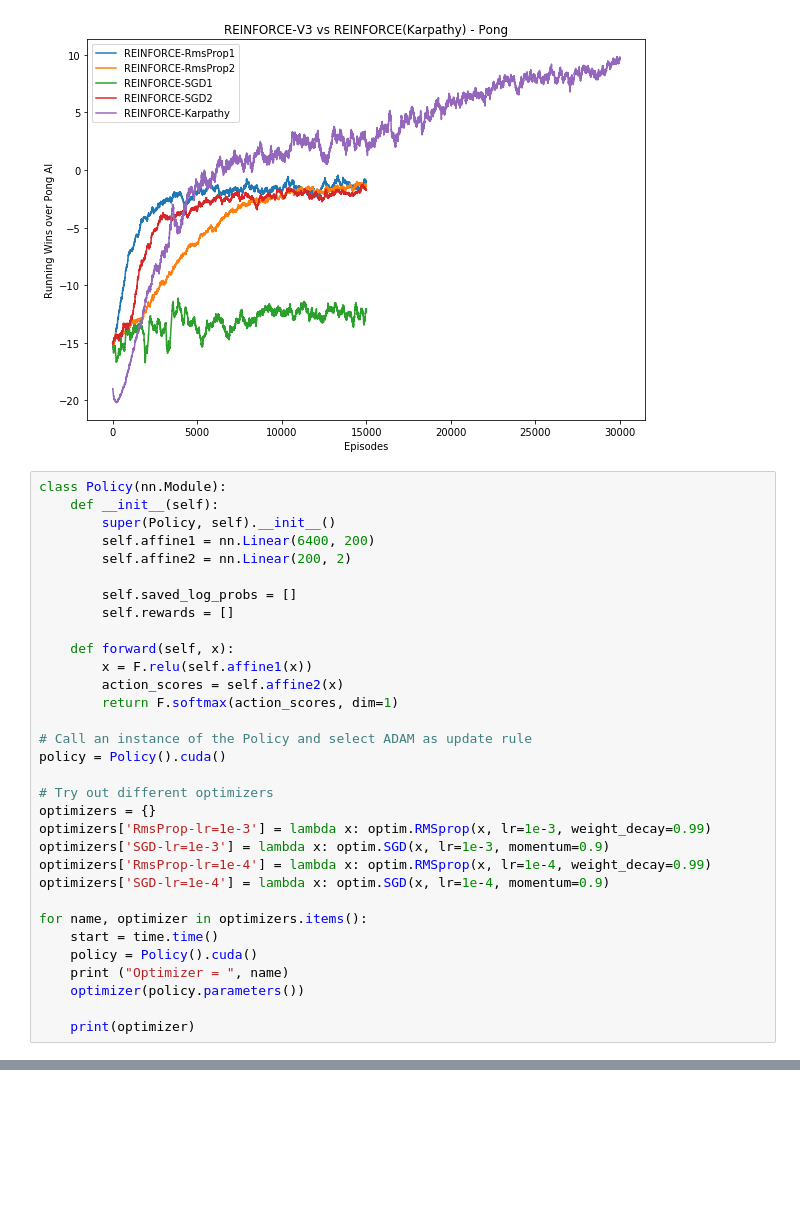
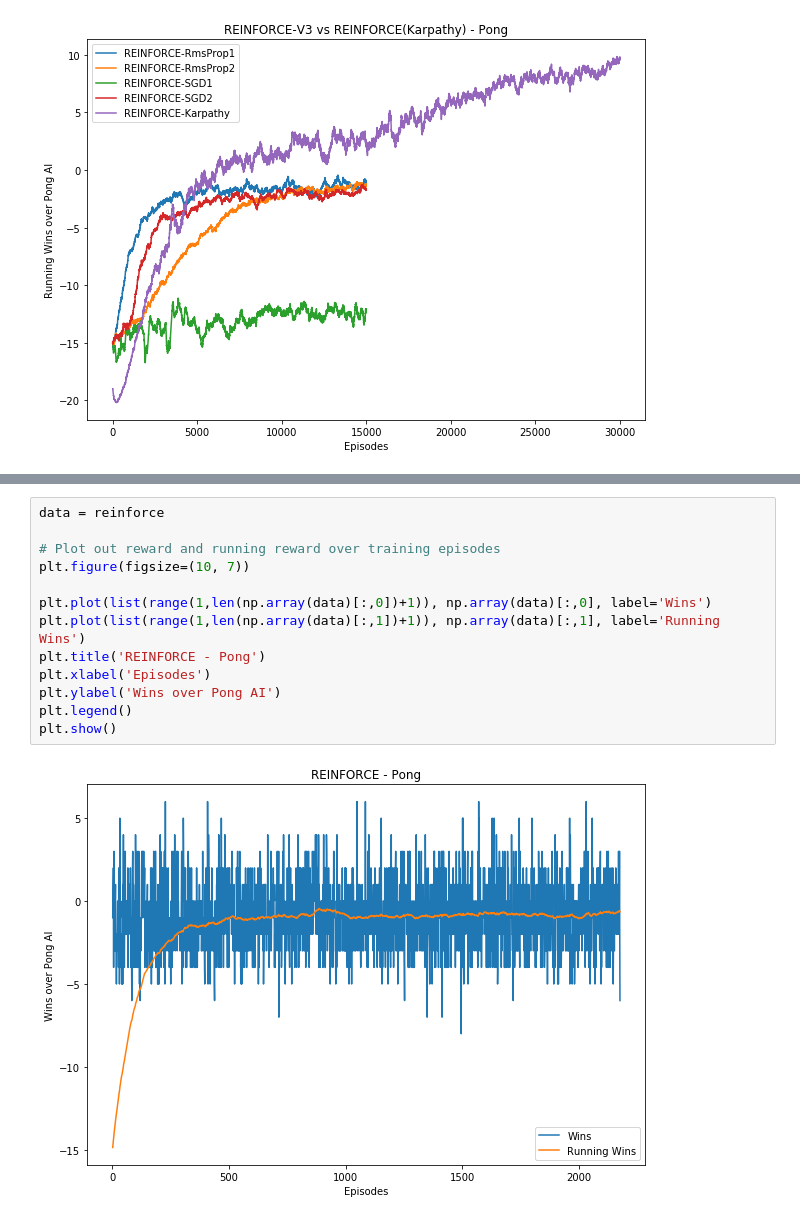
Before and after one commit to LUKELIEM/deep_rl, a Jupyter notebook: gym/reinforce.ipynb, the cells around one changed output, grey strips where cells are left out. Drawn from its saved outputs; the diff is of its cells as text; blank space fills up the shorter version.

```diff
--- a/gym/reinforce.ipynb
+++ b/gym/reinforce.ipynb
@@ -1532,35 +1533,3 @@ plt.legend()
 plt.show()
 # %% [output]
 [figure]
-# %%
-class Policy(nn.Module):
-    def __init__(self):
-        super(Policy, self).__init__()
-        self.affine1 = nn.Linear(6400, 200)
-        self.affine2 = nn.Linear(200, 2)
-
-        self.saved_log_probs = []
-        self.rewards = []
-
-    def forward(self, x):
-        x = F.relu(self.affine1(x))
-        action_scores = self.affine2(x)
-        return F.softmax(action_scores, dim=1)
-
-# Call an instance of the Policy and select ADAM as update rule
-policy = Policy().cuda()
-
-# Try out different optimizers
-optimizers = {}
-optimizers['RmsProp-lr=1e-3'] = lambda x: optim.RMSprop(x, lr=1e-3, weight_decay=0.99)
-optimizers['SGD-lr=1e-3'] = lambda x: optim.SGD(x, lr=1e-3, momentum=0.9)
-optimizers['RmsProp-lr=1e-4'] = lambda x: optim.RMSprop(x, lr=1e-4, weight_decay=0.99)
-optimizers['SGD-lr=1e-4'] = lambda x: optim.SGD(x, lr=1e-4, momentum=0.9)
-
-for name, optimizer in optimizers.items():
-    start = time.time()
-    policy = Policy().cuda()
-    print ("Optimizer = ", name)
-    optimizer(policy.parameters())
-
-    print(optimizer)
@@ -1575,0 +1787,15 @@ Optimizer =  SGD-lr=1e-4
+# %%
+data = reinforce
+
+# Plot out reward and running reward over training episodes
+plt.figure(figsize=(10, 7))
+
+plt.plot(list(range(1,len(np.array(data)[:,0])+1)), np.array(data)[:,0], label='Wins')
+plt.plot(list(range(1,len(np.array(data)[:,1])+1)), np.array(data)[:,1], label='Running Wins')
+plt.title('REINFORCE - Pong')
+plt.xlabel('Episodes')
+plt.ylabel('Wins over Pong AI')
+plt.legend()
+plt.show()
+# %% [output]
+[figure, added]
```
Also changed, not shown: parts of 4 cells of this notebook, 1 other file.
